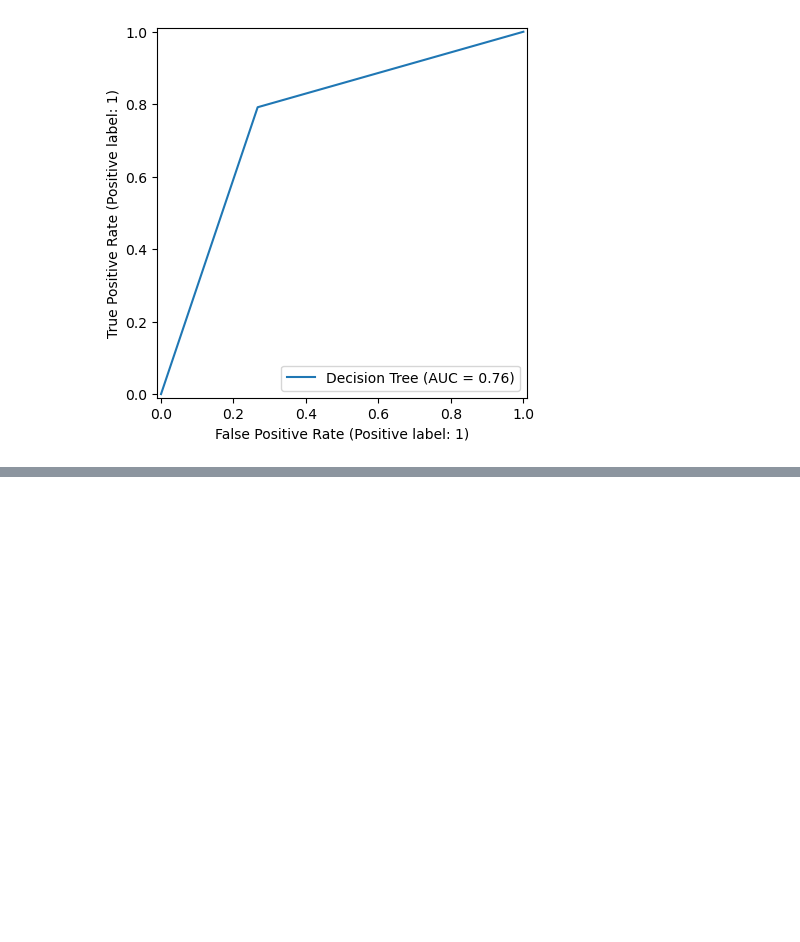
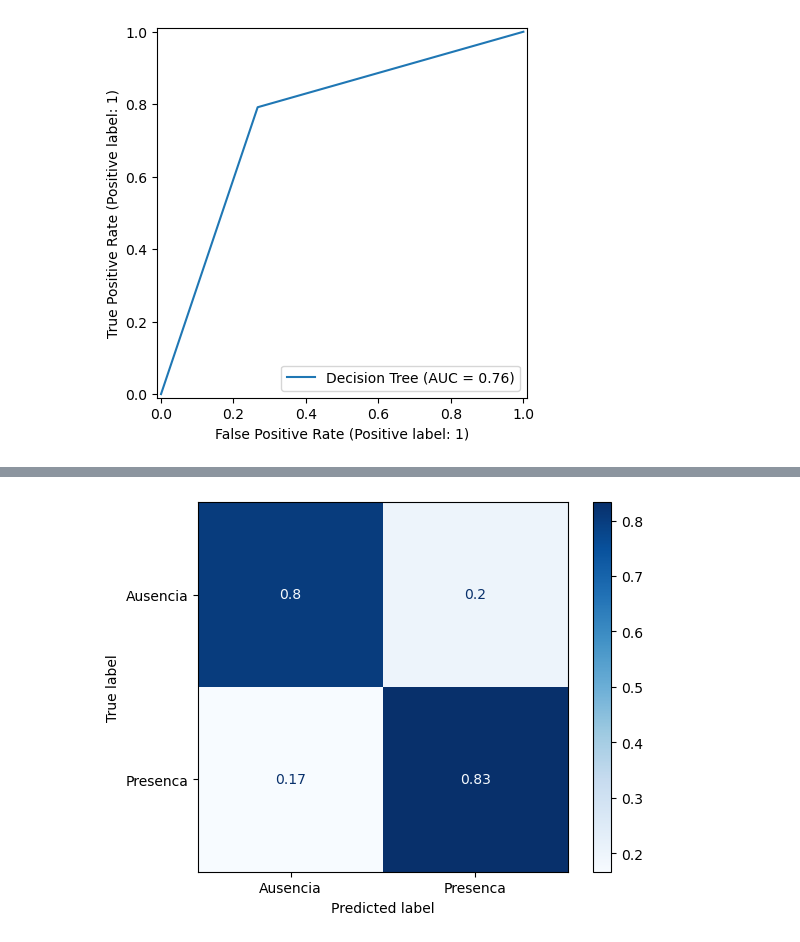
Before and after one commit to CrisNakamura/projeto_deteccao_doenca_cardiaca, a Jupyter notebook: projeto.ipynb, the cells around one changed output, grey strips where cells are left out. Saved outputs shown, nothing was run; the diff lists cells and outputs as text; code cells hidden in the pictures; blank space fills up the shorter version.

```diff
--- a/projeto.ipynb
+++ b/projeto.ipynb
@@ -300,0 +358,6 @@ RocCurveDisplay.from_predictions(y_test, y_pred_dt, name='Decision Tree');
+# %%
+ConfusionMatrixDisplay.from_estimator(xg_cl, X_test, y_test,
+                                      display_labels=['Ausencia', 'Presenca'],
+                                      normalize='true', cmap='Blues');
+# %% [output]
+[figure, added]
```
Also changed, not shown: parts of 8 cells of this notebook.
